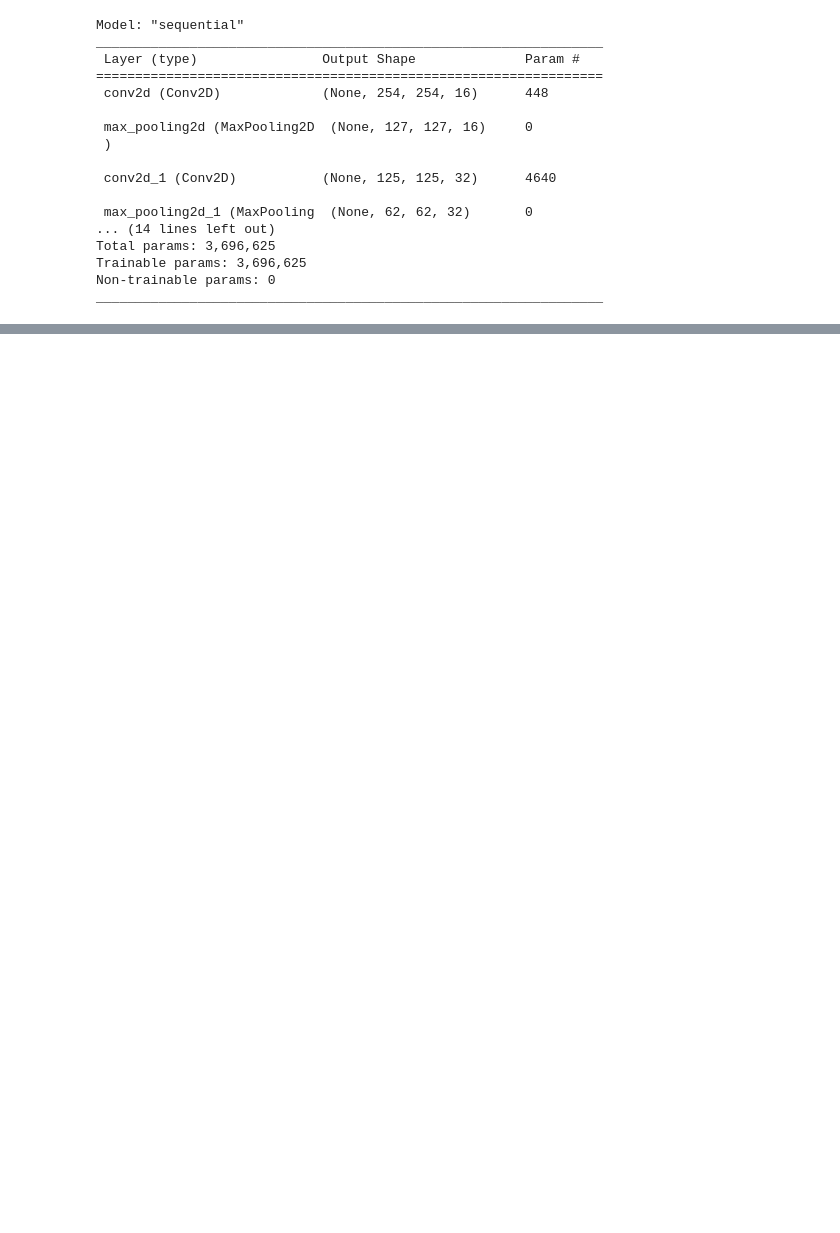
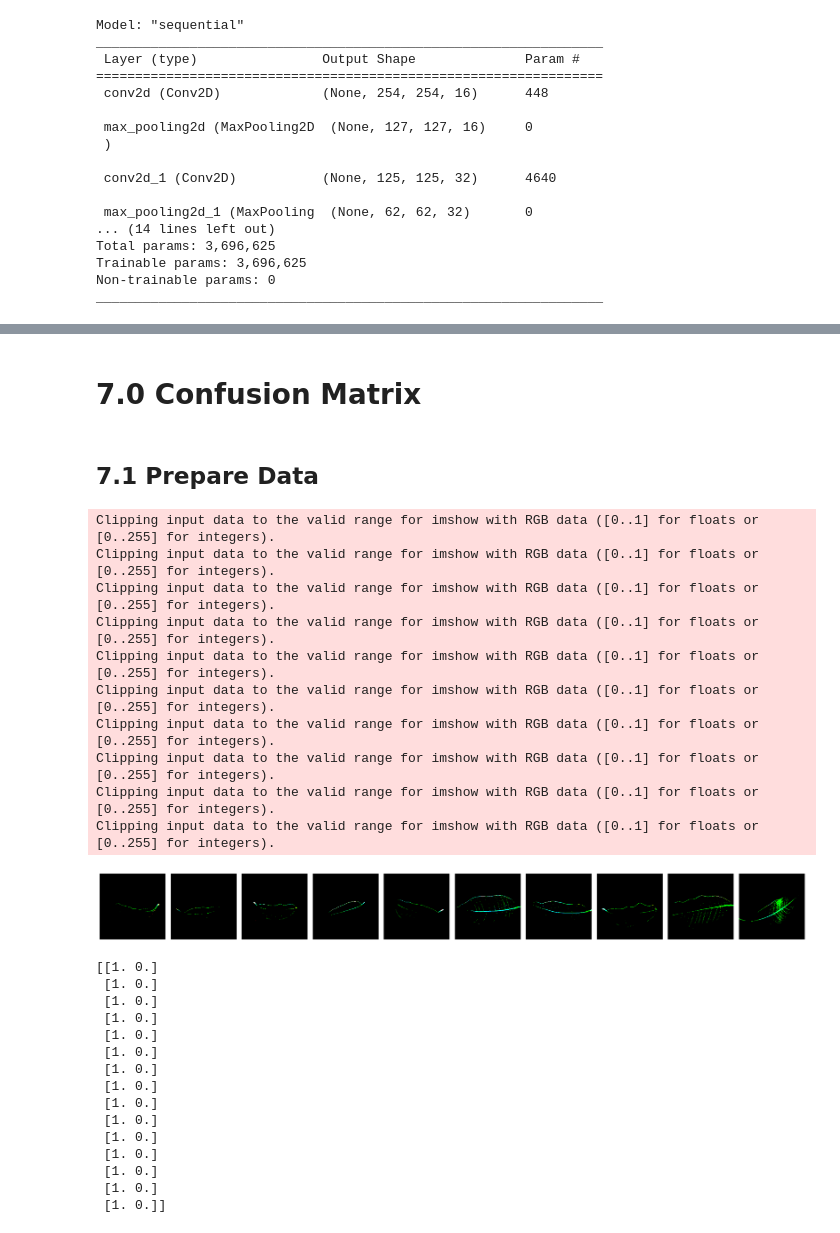
Before and after one commit to RoxieCardonax/Thesis, a Jupyter notebook: leafhealth.ipynb, the cells around one changed output, grey strips where cells are left out. Drawn from its saved outputs; the diff is of its cells as text; code cells hidden in the pictures; blank space fills up the shorter version.

```diff
--- a/leafhealth.ipynb
+++ b/leafhealth.ipynb
@@ -142,0 +161,7 @@ test = data.skip(train_size+val_size).take(test_size)
+# %%
+train_batches = ImageDataGenerator(preprocessing_function=tf.keras.applications.vgg16.preprocess_input) \
+    .flow_from_directory(directory=data_dir, target_size=(224,224), classes=['healthy', 'unhealthy'], batch_size=train_size)
+valid_batches = ImageDataGenerator(preprocessing_function=tf.keras.applications.vgg16.preprocess_input) \
+    .flow_from_directory(directory=data_dir, target_size=(224,224), classes=['healthy', 'unhealthy'], batch_size=val_size)
+test_batches = ImageDataGenerator(preprocessing_function=tf.keras.applications.vgg16.preprocess_input) \
+    .flow_from_directory(directory=data_dir, target_size=(224,224), classes=['healthy', 'unhealthy'], batch_size=test_size, shuffle=False)
@@ -294,0 +294,4 @@ Predicted class is Healthy
+# %% [markdown]
+# 7.0 Confusion Matrix
+# %% [markdown]
+## 7.1 Prepare Data
@@ -294,0 +303,33 @@ Predicted class is Healthy
+# %%
+train_imgs, train_labels = train_batches.next()
+test_imgs, test_labels = test_batches.next()
+# %%
+plotImages(test_imgs)
+print(test_labels)
+# %% [output]
+Clipping input data to the valid range for imshow with RGB data ([0..1] for floats or [0..255] for integers).
+Clipping input data to the valid range for imshow with RGB data ([0..1] for floats or [0..255] for integers).
+Clipping input data to the valid range for imshow with RGB data ([0..1] for floats or [0..255] for integers).
+Clipping input data to the valid range for imshow with RGB data ([0..1] for floats or [0..255] for integers).
+Clipping input data to the valid range for imshow with RGB data ([0..1] for floats or [0..255] for integers).
+Clipping input data to the valid range for imshow with RGB data ([0..1] for floats or [0..255] for integers).
+Clipping input data to the valid range for imshow with RGB data ([0..1] for floats or [0..255] for integers).
+Clipping input data to the valid range for imshow with RGB data ([0..1] for floats or [0..255] for integers).
+Clipping input data to the valid range for imshow with RGB data ([0..1] for floats or [0..255] for integers).
+Clipping input data to the valid range for imshow with RGB data ([0..1] for floats or [0..255] for integers).
+[figure, added]
+[[1. 0.]
+ [1. 0.]
+ [1. 0.]
+ [1. 0.]
+ [1. 0.]
+ [1. 0.]
+ [1. 0.]
+ [1. 0.]
+ [1. 0.]
+ [1. 0.]
+ [1. 0.]
+ [1. 0.]
+ [1. 0.]
+ [1. 0.]
+ [1. 0.]]
```
Also changed, not shown: parts of 61 cells of this notebook.
